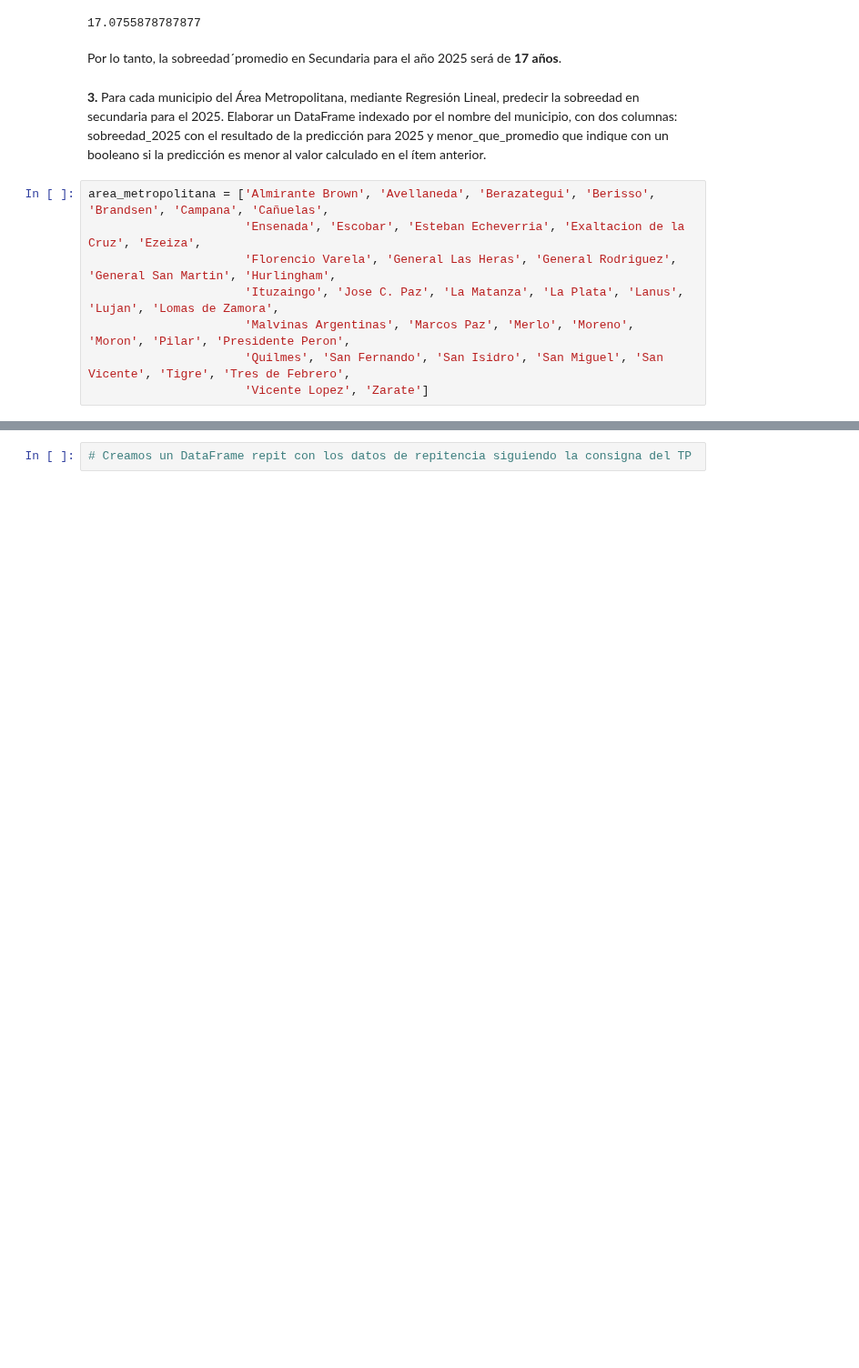
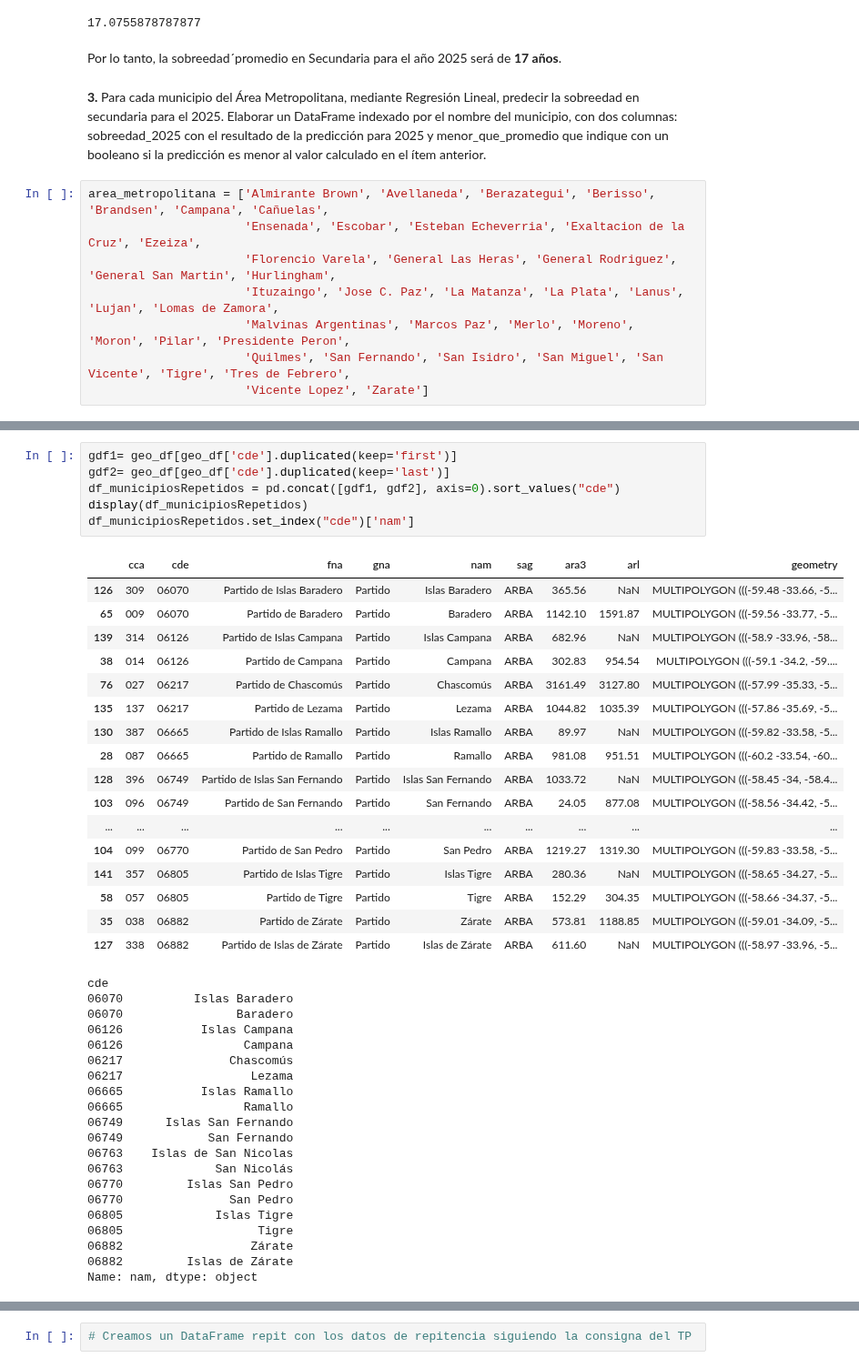
Before and after one commit to rodricoppa/TP1-LDD, a Jupyter notebook: TP_1.ipynb, the cells around one changed output, grey strips where cells are left out. Shown at 91% size. Cells and saved outputs as stored; diff of their text form; blank space fills up the shorter version.

```diff
--- a/TP_1.ipynb
+++ b/TP_1.ipynb
@@ -372,0 +416,44 @@ geo_df.to_file('partidos_limpio.geojson', driver='GeoJSON')
+# %%
+gdf1= geo_df[geo_df['cde'].duplicated(keep='first')]
+gdf2= geo_df[geo_df['cde'].duplicated(keep='last')]
+df_municipiosRepetidos = pd.concat([gdf1, gdf2], axis=0).sort_values("cde")
+display(df_municipiosRepetidos)
+df_municipiosRepetidos.set_index("cde")['nam']
+# %% [output]
+|  | cca | cde | fna | gna | nam | sag | ara3 | arl | geometry |
+| 126 | 309 | 06070 | Partido de Islas Baradero | Partido | Islas Baradero | ARBA | 365.56 | NaN | MULTIPOLYGON (((-59.48 -33.66, -5... |
+| 65 | 009 | 06070 | Partido de Baradero | Partido | Baradero | ARBA | 1142.10 | 1591.87 | MULTIPOLYGON (((-59.56 -33.77, -5... |
+| 139 | 314 | 06126 | Partido de Islas Campana | Partido | Islas Campana | ARBA | 682.96 | NaN | MULTIPOLYGON (((-58.9 -33.96, -58... |
+| 38 | 014 | 06126 | Partido de Campana | Partido | Campana | ARBA | 302.83 | 954.54 | MULTIPOLYGON (((-59.1 -34.2, -59.... |
+| 76 | 027 | 06217 | Partido de Chascomús | Partido | Chascomús | ARBA | 3161.49 | 3127.80 | MULTIPOLYGON (((-57.99 -35.33, -5... |
+| 135 | 137 | 06217 | Partido de Lezama | Partido | Lezama | ARBA | 1044.82 | 1035.39 | MULTIPOLYGON (((-57.86 -35.69, -5... |
+| 130 | 387 | 06665 | Partido de Islas Ramallo | Partido | Islas Ramallo | ARBA | 89.97 | NaN | MULTIPOLYGON (((-59.82 -33.58, -5... |
+| 28 | 087 | 06665 | Partido de Ramallo | Partido | Ramallo | ARBA | 981.08 | 951.51 | MULTIPOLYGON (((-60.2 -33.54, -60... |
+| 128 | 396 | 06749 | Partido de Islas San Fernando | Partido | Islas San Fernando | ARBA | 1033.72 | NaN | MULTIPOLYGON (((-58.45 -34, -58.4... |
+| 103 | 096 | 06749 | Partido de San Fernando | Partido | San Fernando | ARBA | 24.05 | 877.08 | MULTIPOLYGON (((-58.56 -34.42, -5... |
+| ... | ... | ... | ... | ... | ... | ... | ... | ... | ... |
+| 104 | 099 | 06770 | Partido de San Pedro | Partido | San Pedro | ARBA | 1219.27 | 1319.30 | MULTIPOLYGON (((-59.83 -33.58, -5... |
+| 141 | 357 | 06805 | Partido de Islas Tigre | Partido | Islas Tigre | ARBA | 280.36 | NaN | MULTIPOLYGON (((-58.65 -34.27, -5... |
+| 58 | 057 | 06805 | Partido de Tigre | Partido | Tigre | ARBA | 152.29 | 304.35 | MULTIPOLYGON (((-58.66 -34.37, -5... |
+| 35 | 038 | 06882 | Partido de Zárate | Partido | Zárate | ARBA | 573.81 | 1188.85 | MULTIPOLYGON (((-59.01 -34.09, -5... |
+| 127 | 338 | 06882 | Partido de Islas de Zárate | Partido | Islas de Zárate | ARBA | 611.60 | NaN | MULTIPOLYGON (((-58.97 -33.96, -5... |
+cde
+06070          Islas Baradero
+06070                Baradero
+06126           Islas Campana
+06126                 Campana
+06217               Chascomús
+06217                  Lezama
+06665           Islas Ramallo
+06665                 Ramallo
+06749      Islas San Fernando
+06749            San Fernando
+06763    Islas de San Nicolas
+06763             San Nicolás
+06770         Islas San Pedro
+06770               San Pedro
+06805             Islas Tigre
+06805                   Tigre
+06882                  Zárate
+06882         Islas de Zárate
+Name: nam, dtype: object
```
Also changed, not shown: parts of 37 cells of this notebook.
